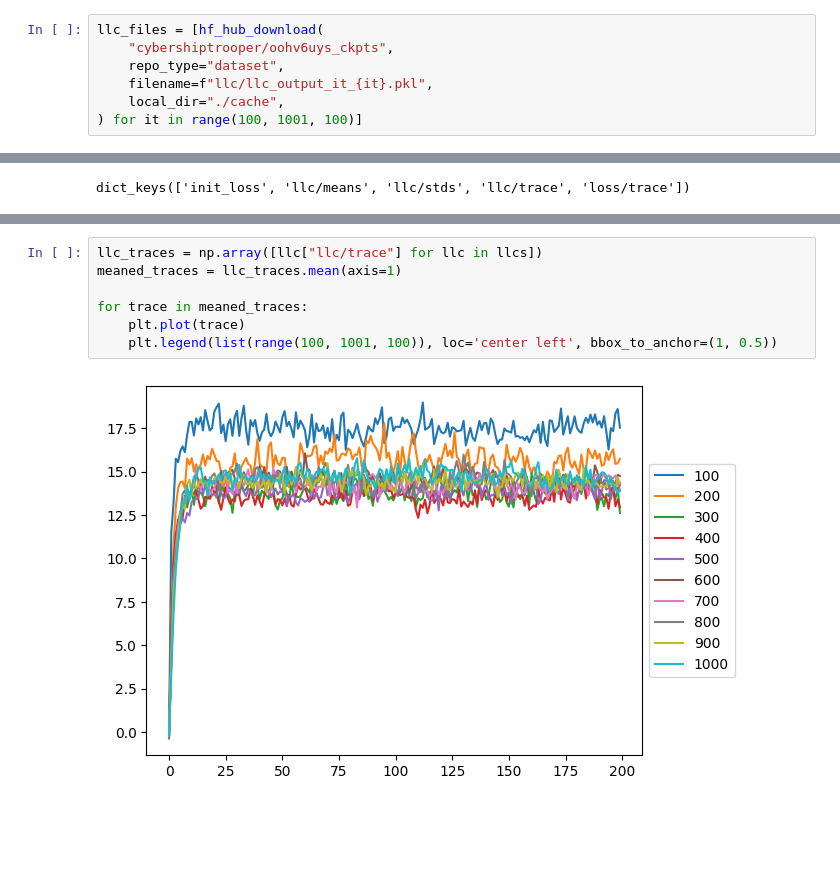
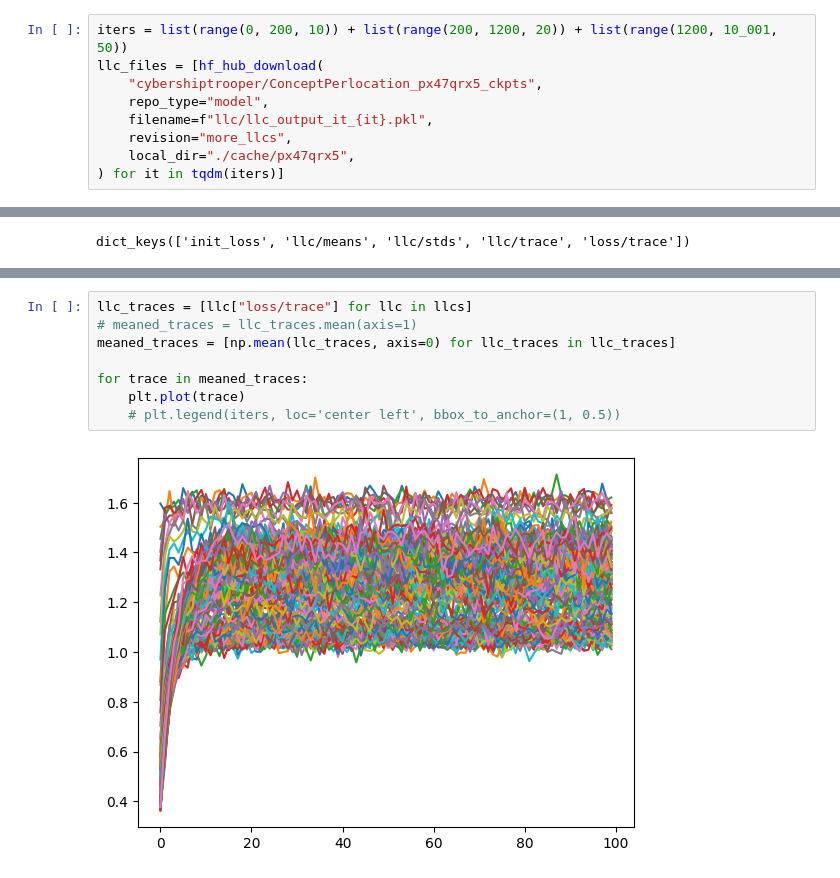
Before and after one commit to cybershiptrooper/ConceptPercolation, a Jupyter notebook: load_llc.ipynb, the cells around one changed output, grey strips where cells are left out. Saved outputs shown, nothing was run; the diff lists cells and outputs as text; blank space fills up the shorter version.

```diff
--- a/load_llc.ipynb
+++ b/load_llc.ipynb
@@ -6,10 +7,12 @@ import numpy as np
 # %%
+iters = list(range(0, 200, 10)) + list(range(200, 1200, 20)) + list(range(1200, 10_001, 50))
 llc_files = [hf_hub_download(
-    "cybershiptrooper/oohv6uys_ckpts",
-    repo_type="dataset",
+    "cybershiptrooper/ConceptPerlocation_px47qrx5_ckpts",
+    repo_type="model",
     filename=f"llc/llc_output_it_{it}.pkl",
-    local_dir="./cache",
-) for it in range(100, 1001, 100)]
+    revision="more_llcs",
+    local_dir="./cache/px47qrx5",
+) for it in tqdm(iters)]
 # %%
 llcs = []
 for file in llc_files:
@@ -45,10 +56,11 @@ ax2.tick_params('y', colors='b')
 # %%
-llc_traces = np.array([llc["llc/trace"] for llc in llcs])
-meaned_traces = llc_traces.mean(axis=1)
+llc_traces = [llc["loss/trace"] for llc in llcs]
+# meaned_traces = llc_traces.mean(axis=1)
+meaned_traces = [np.mean(llc_traces, axis=0) for llc_traces in llc_traces]
 
 for trace in meaned_traces:
     plt.plot(trace)
-    plt.legend(list(range(100, 1001, 100)), loc='center left', bbox_to_anchor=(1, 0.5))
+    # plt.legend(iters, loc='center left', bbox_to_anchor=(1, 0.5))
 # %% [output]
-[figure, old version]
+[figure, new version]
 # %%
```
Also changed, not shown: parts of 4 cells of this notebook, 5 other files.
